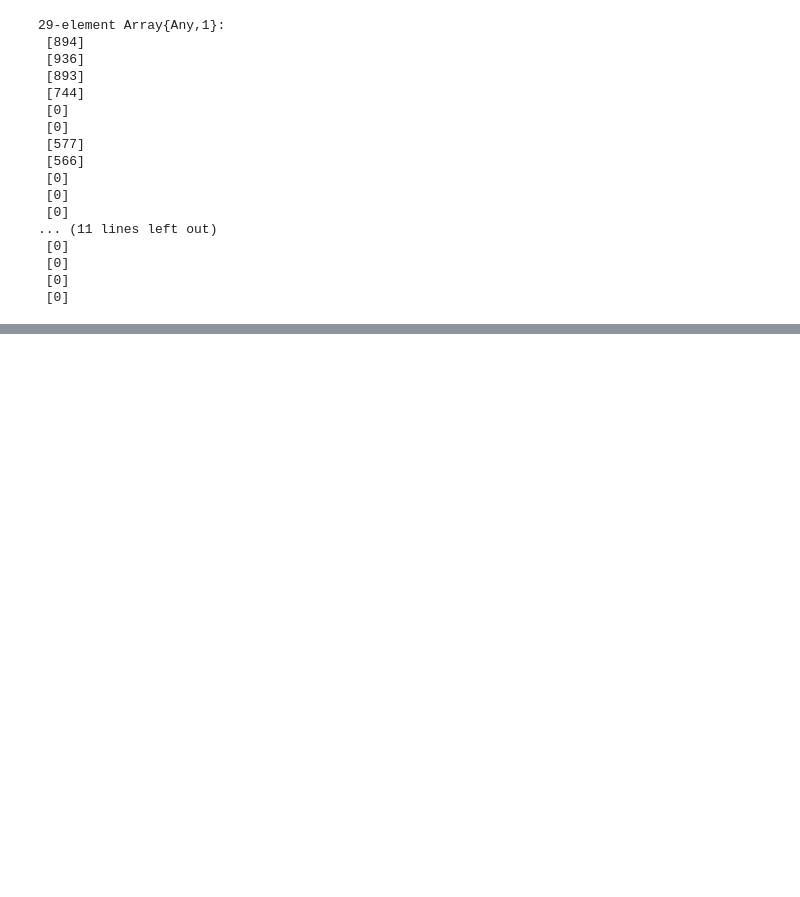
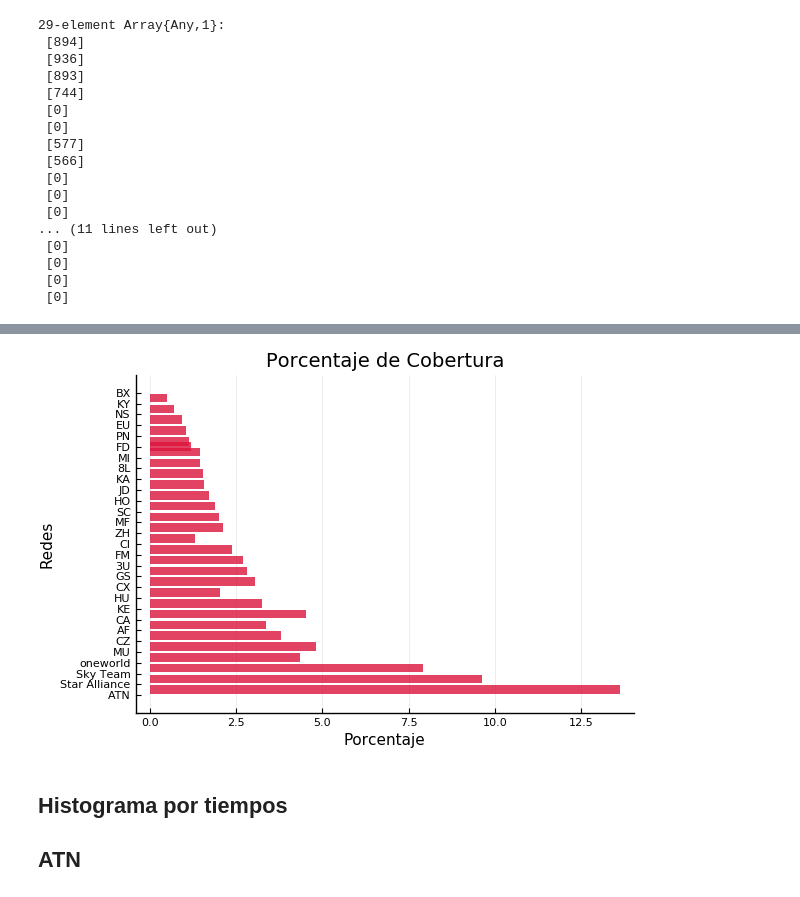
Before and after one commit to Yuriyama/Coronavirus, a Jupyter notebook: Graficas.ipynb, the cells around one changed output, grey strips where cells are left out. Cells and saved outputs as stored; diff of their text form; code cells hidden in the pictures; blank space fills up the shorter version.

```diff
--- a/Graficas.ipynb
+++ b/Graficas.ipynb
@@ -110,0 +217,2 @@ readdlm("/Users/yuriko/Downloads/codejulia/datart/aerolineas_matrices/nueva_list
+# %%
+porcentaje_cobert = readdlm("/Users/yuriko/Documents/UNAM/Tesis_Lic/Articulo/Random_walks/Tabla_riesgo-mex/Porcentaje_coberturas.csv", '\t', Any)
@@ -110,0 +237,38 @@ readdlm("/Users/yuriko/Downloads/codejulia/datart/aerolineas_matrices/nueva_list
+# %%
+porc = porcentaje_cobert[:,3][2:end];
+porc = convert(Array{Float64,1}, porc);
+# %%
+# COBERTURA DE CADA RED
+
+aerolinea_red = ["ATN", "Star Alliance", "Sky Team", "oneworld", "MU", "CZ", "AF", "CA", "KE",
+    "HU", "CX", "GS", "3U", "FM", "CI", "ZH", "MF", "SC", "HO", "JD", "KA", "8L", "MI", "FD",
+    "FD", "PN", "EU", "NS", "KY", "BX"] #lista_aerolineas[2:end]
+#@show aerolinea_red
+cobertura_red = porc #coberturas_wuh
+#@show cobertura_red
+
+graph = bar(aerolinea_red, cobertura_red,
+    bar_width = 0.8,
+    orientation = :horizontal,
+    fillcolor = :crimson,
+    alpha = 0.8,
+    grid = :x,
+    #markersize = 3,
+    linealpha = 0,
+    title = "Porcentaje de Cobertura",
+    xlabel = "Porcentaje",
+    ylabel = "Redes",
+    xticks = :all,
+    yticks = :all,
+    tickfonthalign = :hcenter,
+    tickfontvalign = :vcenter,
+    #tick_direction = :out,
+    legend = :none,
+    xrotation = 0)
+    #xlims = (-10,250), #obtener límites
+    #ylims = (0,100)) #obtener límites
+# %% [output]
+[figure, added]
+# %% [markdown]
+## Histograma por tiempos
+## ATN
```
Also changed, not shown: parts of 18 cells of this notebook.
